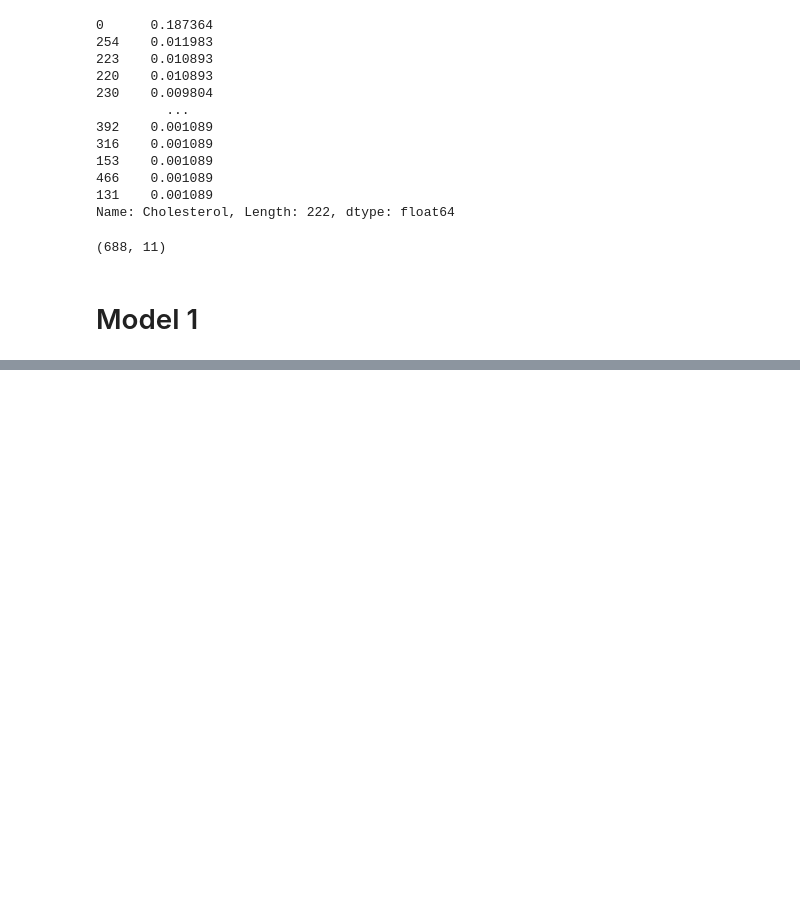
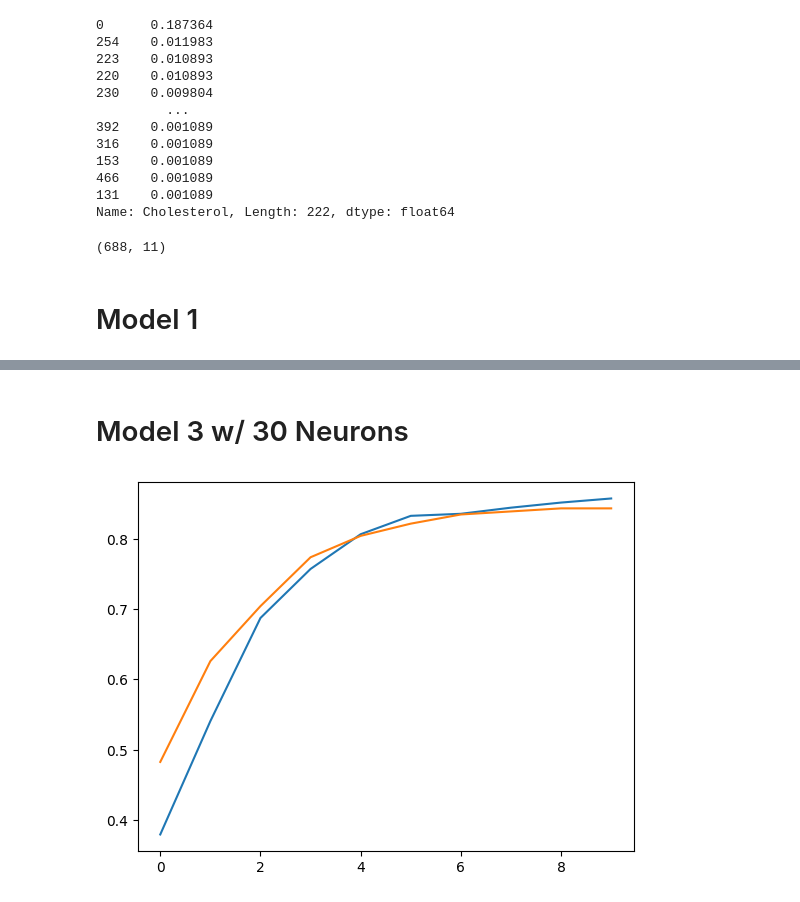
Before and after one commit to eckoecho/CodingDojo, a Jupyter notebook: Week 11/Simple_Neural_Networks_(Practice).ipynb, the cells around one changed output, grey strips where cells are left out. Drawn from its saved outputs; the diff is of its cells as text; code cells hidden in the pictures; blank space fills up the shorter version.

```diff
--- a/Week 11/Simple_Neural_Networks_(Practice).ipynb
+++ b/Week 11/Simple_Neural_Networks_(Practice).ipynb
@@ -229,0 +230,2 @@ weighted avg       0.87      0.87      0.87       230
+# %% [markdown]
+# Model 3 w/ 30 Neurons
@@ -229,0 +249,6 @@ weighted avg       0.87      0.87      0.87       230
+# %%
+#Plot training and testing history
+plt.plot(history.history["accuracy"], label="accuracy")
+plt.plot(history.history["val_accuracy"], label="val_accuracy");
+# %% [output]
+[figure, added]
```
Also changed, not shown: parts of 9 cells of this notebook.
